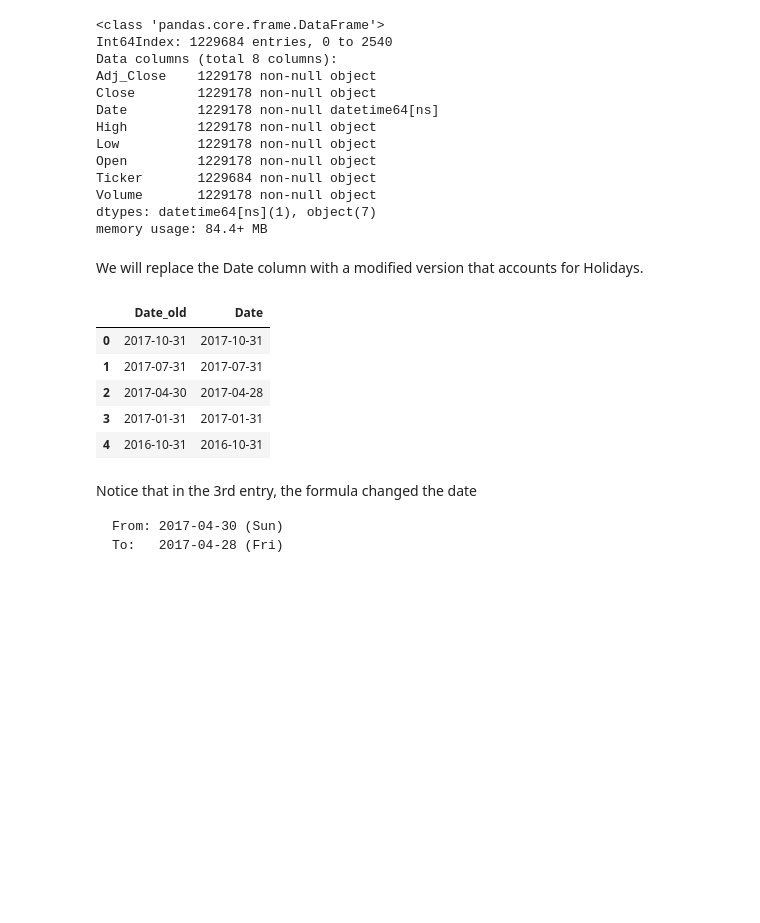
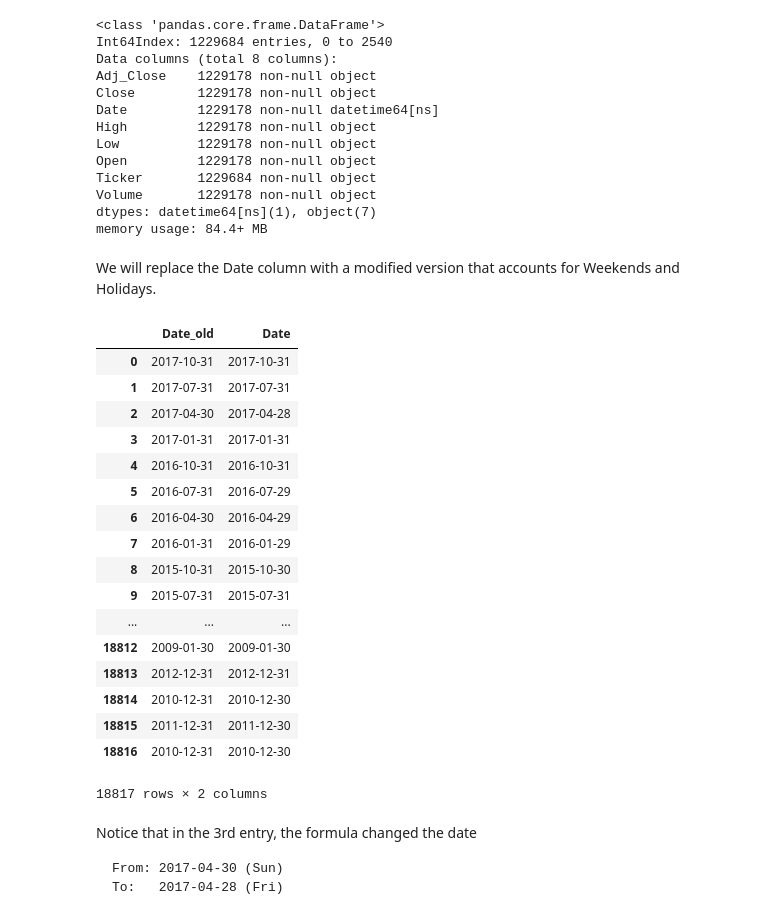
Before and after one commit to JayRajasekharan/Machine-Learning, a Jupyter notebook: Stocks/Stocks.ipynb, the cells around one changed output. Saved outputs shown, nothing was run; the diff lists cells and outputs as text; code cells hidden in the pictures; blank space fills up the shorter version.

Commit message:
Include US Federal Calendar for NYSE closing

```diff
--- a/Stocks/Stocks.ipynb
+++ b/Stocks/Stocks.ipynb
@@ -329,23 +332,61 @@ Volume       1229178 non-null object
 dtypes: datetime64[ns](1), object(7)
 memory usage: 84.4+ MB
 # %% [markdown]
-We will replace the Date column with a modified version that accounts for Holidays.
+We will replace the Date column with a modified version that accounts for Weekends and Holidays.
+# %%
+#Create custom calendar of US Federal Holidays that NYSE observes
+
+from datetime import datetime
+from pandas.tseries.holiday import AbstractHolidayCalendar, Holiday, nearest_workday, \
+    USMartinLutherKingJr, USPresidentsDay, GoodFriday, USMemorialDay, \
+    USLaborDay, USThanksgivingDay
+from pandas.tseries.offsets import BDay
+
+class USTradingCalendar(AbstractHolidayCalendar):
+    rules = [
+        Holiday('NewYearsDay', month=1, day=1, observance=nearest_workday),
+        USMartinLutherKingJr,
+        USPresidentsDay,
+        GoodFriday,
+        USMemorialDay,
+        Holiday('USIndependenceDay', month=7, day=4, observance=nearest_workday),
+        USLaborDay,
+        USThanksgivingDay,
+        Holiday('Christmas', month=12, day=25, observance=nearest_workday)
+    ]
+
+cal = USTradingCalendar()
+NYSE_closures = cal.holidays(datetime(2008, 1, 1), datetime(2018, 1, 31)) #list of all NYSE closures
 # %%
+# Create new Date column
 all_df.rename(columns={'Date':'Date_old'}, inplace = True)
 
-# Apply formula to update date
-from pandas.tseries.offsets import BDay
+#Adjust for Weekends
 all_df['Date'] = all_df['Date_old'].apply(lambda row: row if row.dayofweek in (0,1,2,3,4) else row-BDay(1))
+#Adjust for US Federal Holidays
+all_df['Date'] = all_df['Date'].apply(lambda row: row-BDay(1) if row in NYSE_closures else row)
 
 # Review our changes
 all_df[['Date_old','Date']].head()
 # %% [output]
 |  | Date_old | Date |
 | 0 | 2017-10-31 | 2017-10-31 |
 | 1 | 2017-07-31 | 2017-07-31 |
 | 2 | 2017-04-30 | 2017-04-28 |
 | 3 | 2017-01-31 | 2017-01-31 |
 | 4 | 2016-10-31 | 2016-10-31 |
+| 5 | 2016-07-31 | 2016-07-29 |
+| 6 | 2016-04-30 | 2016-04-29 |
+| 7 | 2016-01-31 | 2016-01-29 |
+| 8 | 2015-10-31 | 2015-10-30 |
+| 9 | 2015-07-31 | 2015-07-31 |
+| ... | ... | ... |
+| 18812 | 2009-01-30 | 2009-01-30 |
+| 18813 | 2012-12-31 | 2012-12-31 |
+| 18814 | 2010-12-31 | 2010-12-30 |
+| 18815 | 2011-12-31 | 2011-12-30 |
+| 18816 | 2010-12-31 | 2010-12-30 |
+18817 rows × 2 columns
 # %% [markdown]
 Notice that in the 3rd entry, the formula changed the date
 
```
Also changed, not shown: parts of 8 cells of this notebook.
